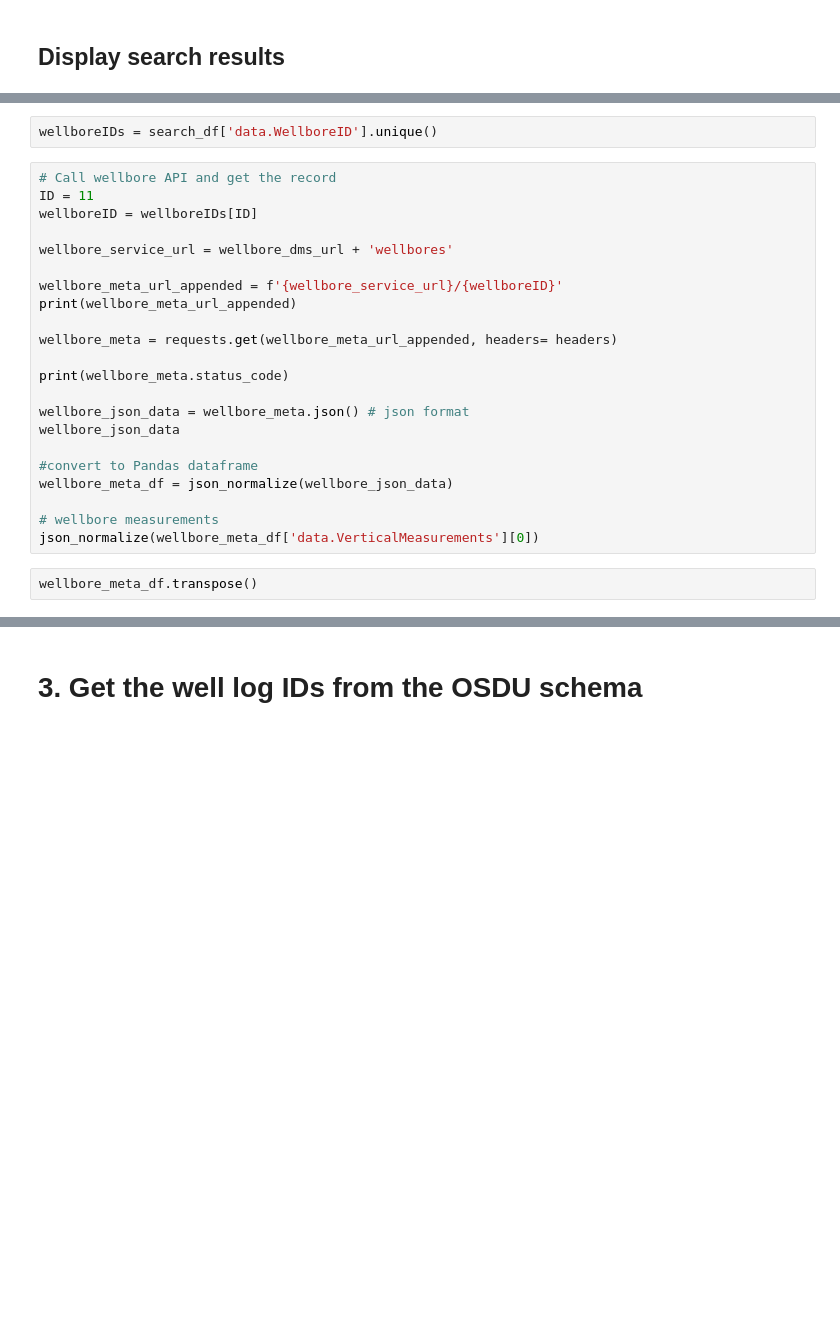
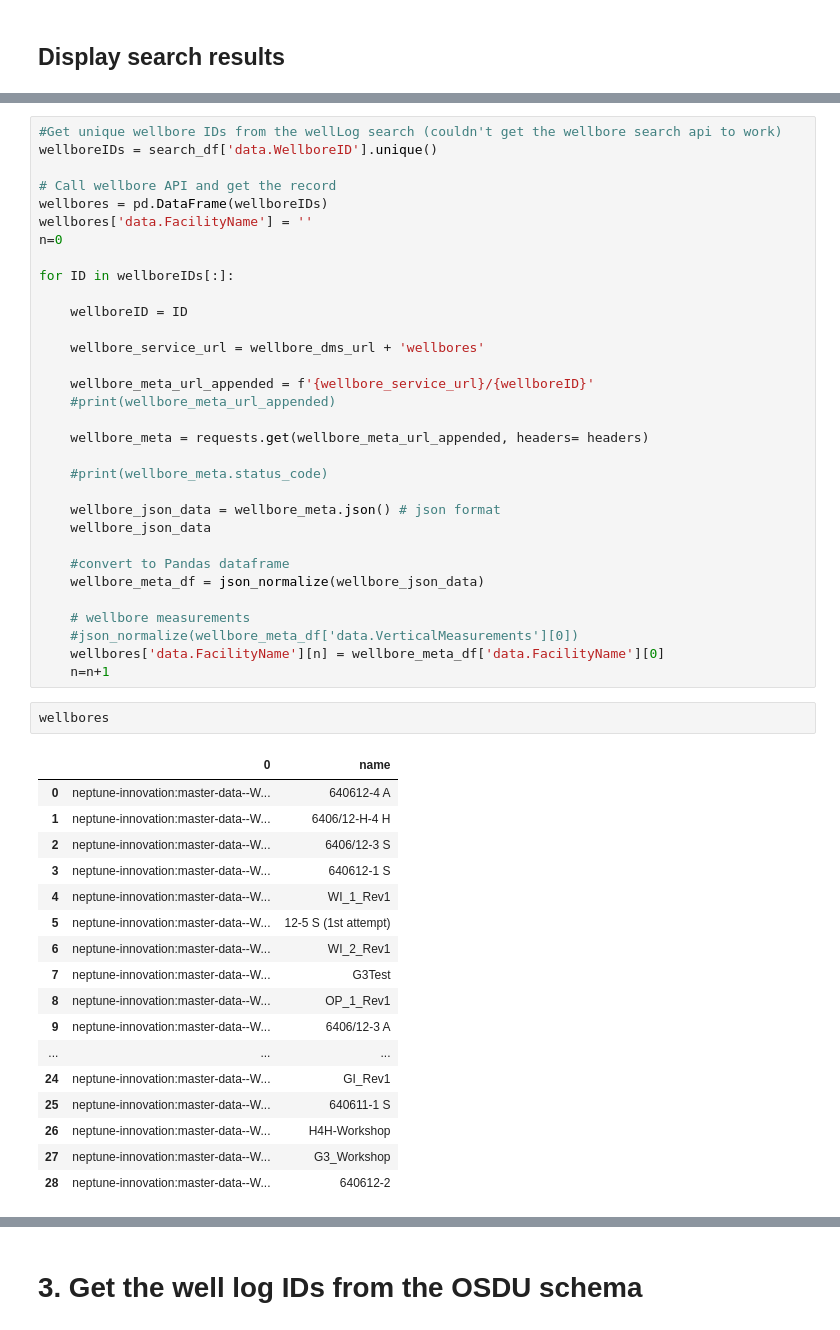
Before and after one commit to terjebja/osdu_notebook, a Jupyter notebook: OSDU_w_SAuth_example_Terje_Berg (2).ipynb, the cells around one changed output, grey strips where cells are left out. Drawn from its saved outputs; the diff is of its cells as text; blank space fills up the shorter version.

```diff
--- a/OSDU_w_SAuth_example_Terje_Berg (2).ipynb
+++ b/OSDU_w_SAuth_example_Terje_Berg (2).ipynb
@@ -239,26 +261,52 @@ with pd.option_context('display.max_rows', 100, 'display.max_columns', None):  #
-# %%
-wellboreIDs = search_df['data.WellboreID'].unique()
 # %%
+#Get unique wellbore IDs from the wellLog search (couldn't get the wellbore search api to work)
+wellboreIDs = search_df['data.WellboreID'].unique()
+
 # Call wellbore API and get the record
-ID = 11
-wellboreID = wellboreIDs[ID]
+wellbores = pd.DataFrame(wellboreIDs)
+wellbores['data.FacilityName'] = ''
+n=0
 
-wellbore_service_url = wellbore_dms_url + 'wellbores'
+for ID in wellboreIDs[:]:
 
-wellbore_meta_url_appended = f'{wellbore_service_url}/{wellboreID}'
-print(wellbore_meta_url_appended)
+    wellboreID = ID
 
-wellbore_meta = requests.get(wellbore_meta_url_appended, headers= headers)
+    wellbore_service_url = wellbore_dms_url + 'wellbores'
 
-print(wellbore_meta.status_code)
+    wellbore_meta_url_appended = f'{wellbore_service_url}/{wellboreID}'
+    #print(wellbore_meta_url_appended)
 
-wellbore_json_data = wellbore_meta.json() # json format
-wellbore_json_data
+    wellbore_meta = requests.get(wellbore_meta_url_appended, headers= headers)
 
-#convert to Pandas dataframe
-wellbore_meta_df = json_normalize(wellbore_json_data)
+    #print(wellbore_meta.status_code)
 
-# wellbore measurements
-json_normalize(wellbore_meta_df['data.VerticalMeasurements'][0])
+    wellbore_json_data = wellbore_meta.json() # json format
+    wellbore_json_data
+
+    #convert to Pandas dataframe
+    wellbore_meta_df = json_normalize(wellbore_json_data)
+
+    # wellbore measurements
+    #json_normalize(wellbore_meta_df['data.VerticalMeasurements'][0])
+    wellbores['data.FacilityName'][n] = wellbore_meta_df['data.FacilityName'][0]
+    n=n+1
-# %%
-wellbore_meta_df.transpose()
+# %%
+wellbores
+# %% [output]
+|  | 0 | name |
+| 0 | neptune-innovation:master-data--W... | 640612-4 A |
+| 1 | neptune-innovation:master-data--W... | 6406/12-H-4 H |
+| 2 | neptune-innovation:master-data--W... | 6406/12-3 S |
+| 3 | neptune-innovation:master-data--W... | 640612-1 S |
+| 4 | neptune-innovation:master-data--W... | WI_1_Rev1 |
+| 5 | neptune-innovation:master-data--W... | 12-5 S (1st attempt) |
+| 6 | neptune-innovation:master-data--W... | WI_2_Rev1 |
+| 7 | neptune-innovation:master-data--W... | G3Test |
+| 8 | neptune-innovation:master-data--W... | OP_1_Rev1 |
+| 9 | neptune-innovation:master-data--W... | 6406/12-3 A |
+| ... | ... | ... |
+| 24 | neptune-innovation:master-data--W... | GI_Rev1 |
+| 25 | neptune-innovation:master-data--W... | 640611-1 S |
+| 26 | neptune-innovation:master-data--W... | H4H-Workshop |
+| 27 | neptune-innovation:master-data--W... | G3_Workshop |
+| 28 | neptune-innovation:master-data--W... | 640612-2 |
```
Also changed, not shown: parts of 9 cells of this notebook.
